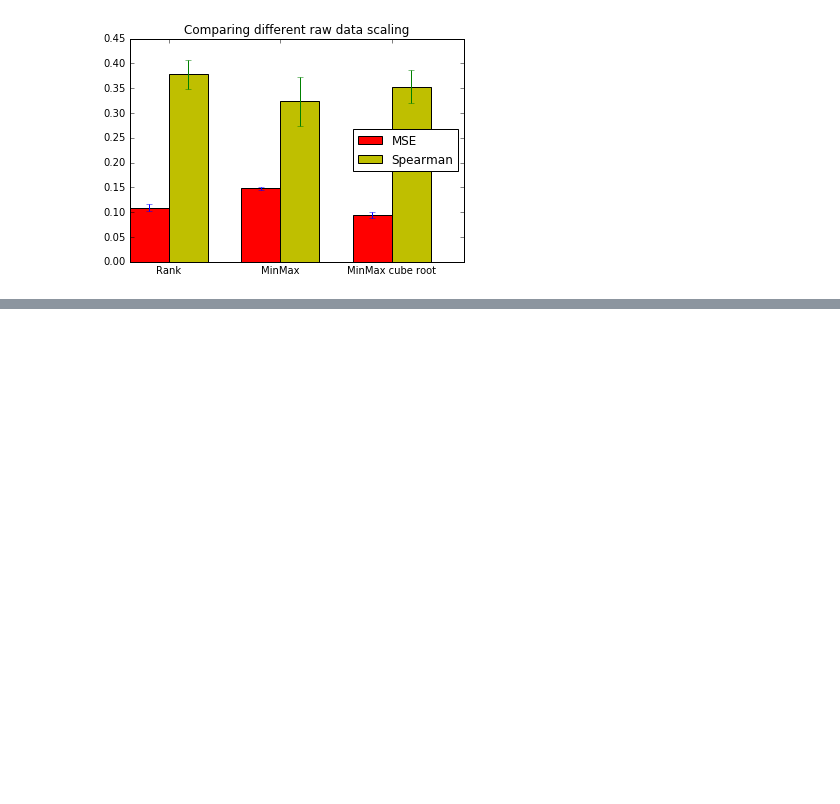
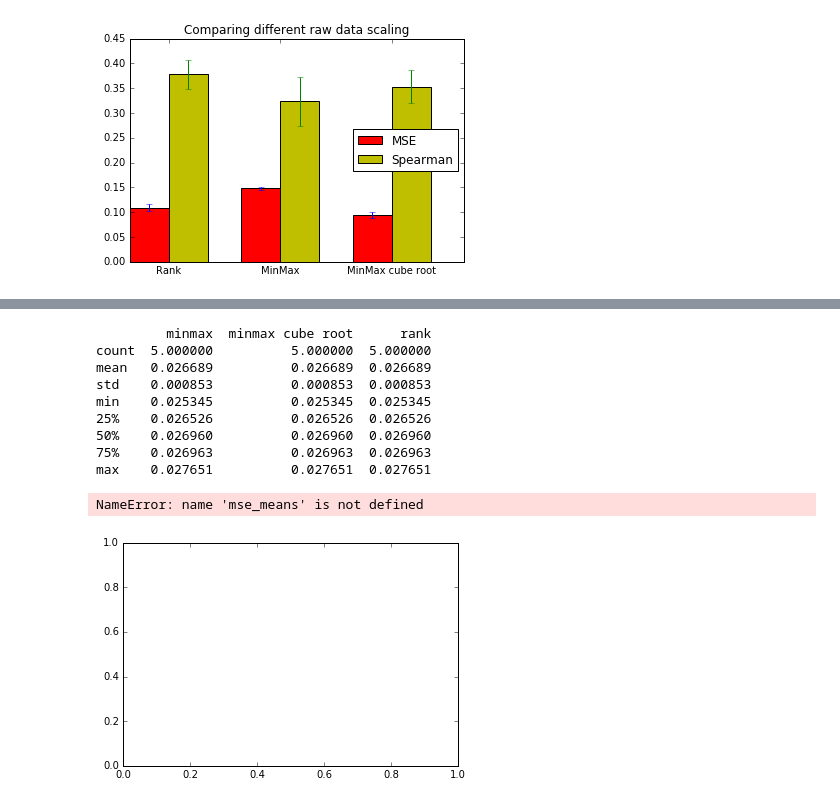
Before and after one commit to MollyZhang/drug_sensitivity_ML, a Jupyter notebook: evaluation/ML.ipynb, the cells around one changed output, grey strips where cells are left out. Saved outputs shown, nothing was run; the diff lists cells and outputs as text; code cells hidden in the pictures; blank space fills up the shorter version.

```diff
--- a/evaluation/ML.ipynb
+++ b/evaluation/ML.ipynb
@@ -289,0 +280,19 @@ plt.savefig("../plots/ benchmark.png", ppi=200)
+# %%
+def load_data_to_df(filename):
+    df = pd.read_csv(filename, sep="\t")
+    return df
+#     label = df["sensitivity_label"].copy()
+#     data = df.drop("sensitivity_label", axis=1)
+#     data.set_index(data.cell_drug_pair, inplace=True)
+#     data.drop("cell_drug_pair", axis=1, inplace=True)
+#     data.drop("cell", axis=1, inplace=True)
+#     data.drop("drug", axis=1, inplace=True)
+# %%
+df_rank = load_data_to_df("data/data_table_percentile.tsv")
+df_minmax = load_data_to_df("data/data_table_minmax.tsv")
+df_minmax_cuberoot = load_data_to_df("data/data_table_minmax_cuberoot.tsv")
+# %%
+Classifiers = {#"Random Forest": ensemble.RandomForestRegressor(),
+               #"SVM": svm.SVR(kernel="rbf"),
+               #"XGBoost": xgb.XGBRegressor(n_estimators=200),
+               "Linear": linear_model.LinearRegression()}
@@ -289,0 +351,29 @@ plt.savefig("../plots/ benchmark.png", ppi=200)
+# %%
+print mse_result_df.describe()
+N = 3
+ind = np.arange(N)  # the x locations for the groups
+width = 0.35       # the width of the bars
+
+fig, ax = plt.subplots()
+rects1 = ax.bar(ind, mse_means, width, color='r', yerr=mse_stds)
+rects2 = ax.bar(ind + width, rho_means, width, color='y', yerr=rho_stds)
+
+# add some text for labels, title and axes ticks
+ax.set_ylabel('')
+ax.set_title('Comparing different raw data scaling')
+ax.set_xticks(ind + width)
+ax.set_xticklabels(('Rank', 'MinMax', 'MinMax cube root'))
+
+ax.legend((rects1[0], rects2[0]), ('MSE', 'Spearman'), loc="best")
+# %% [output]
+         minmax  minmax cube root      rank
+count  5.000000          5.000000  5.000000
+mean   0.026689          0.026689  0.026689
+std    0.000853          0.000853  0.000853
+min    0.025345          0.025345  0.025345
+25%    0.026526          0.026526  0.026526
+50%    0.026960          0.026960  0.026960
+75%    0.026963          0.026963  0.026963
+max    0.027651          0.027651  0.027651
+NameError: name 'mse_means' is not defined
+[figure, added]
```
Also changed, not shown: parts of 7 cells of this notebook, 25 other files.
